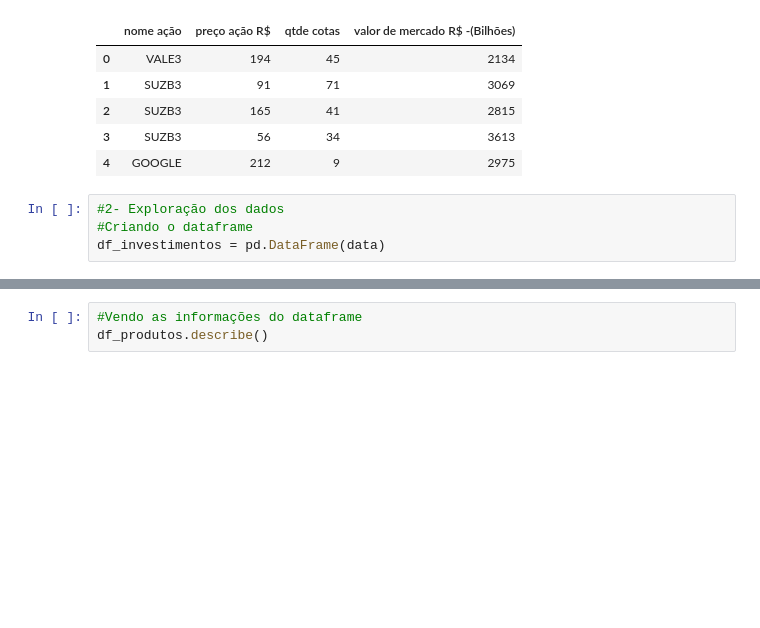
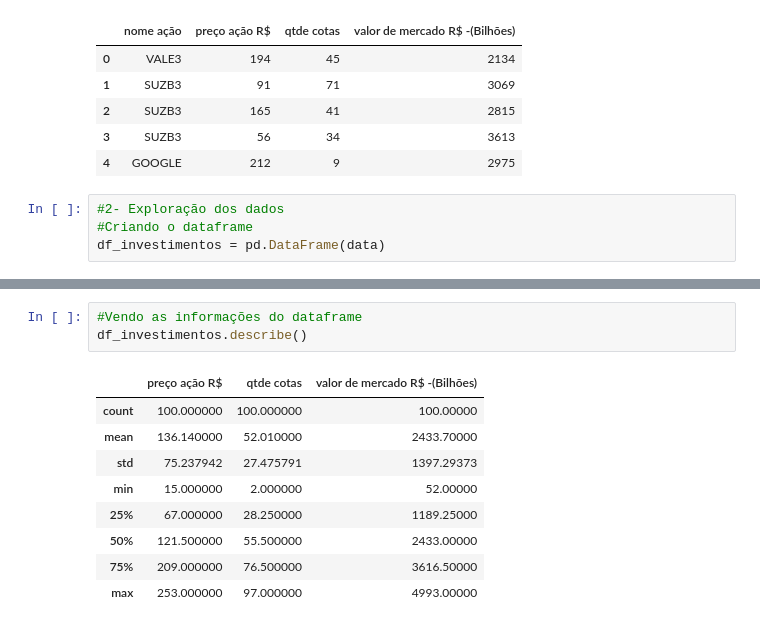
Before and after one commit to kaualayon/codigo_IABD2024, a Jupyter notebook: Somativa/codigo.ipynb, the cells around one changed output, grey strips where cells are left out. Saved outputs shown, nothing was run; the diff lists cells and outputs as text; blank space fills up the shorter version.

```diff
--- a/Somativa/codigo.ipynb
+++ b/Somativa/codigo.ipynb
@@ -32,3 +58,13 @@ df_produtos.info() #exibe informações sobre o novo dataframe criado
 # %%
 #Vendo as informações do dataframe
-df_produtos.describe()
+df_investimentos.describe()
+# %% [output]
+|  | preço ação R$ | qtde cotas | valor de mercado R$ -(Bilhões) |
+| count | 100.000000 | 100.000000 | 100.00000 |
+| mean | 136.140000 | 52.010000 | 2433.70000 |
+| std | 75.237942 | 27.475791 | 1397.29373 |
+| min | 15.000000 | 2.000000 | 52.00000 |
+| 25% | 67.000000 | 28.250000 | 1189.25000 |
+| 50% | 121.500000 | 55.500000 | 2433.00000 |
+| 75% | 209.000000 | 76.500000 | 3616.50000 |
+| max | 253.000000 | 97.000000 | 4993.00000 |
```
Also changed, not shown: parts of 4 cells of this notebook.
